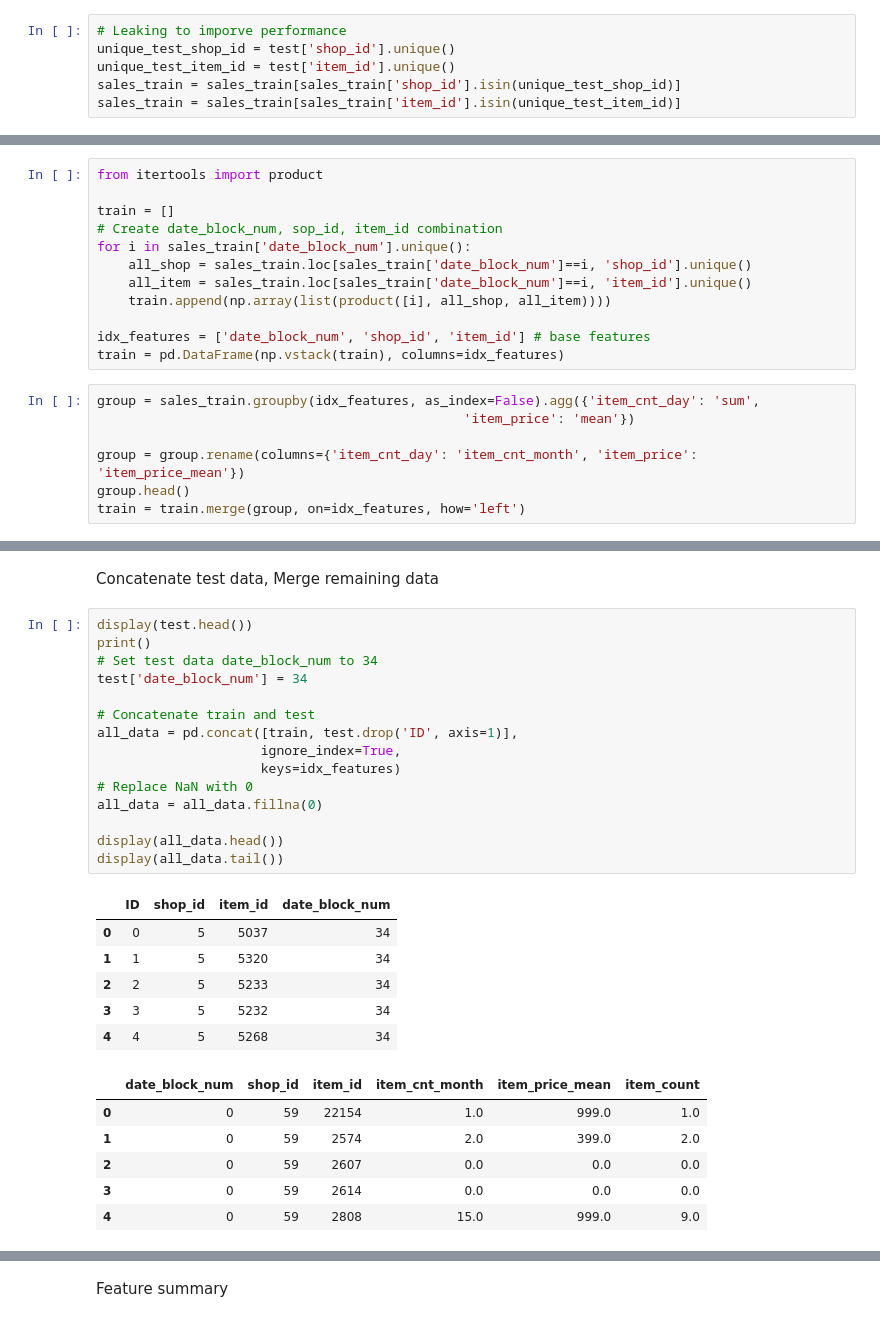
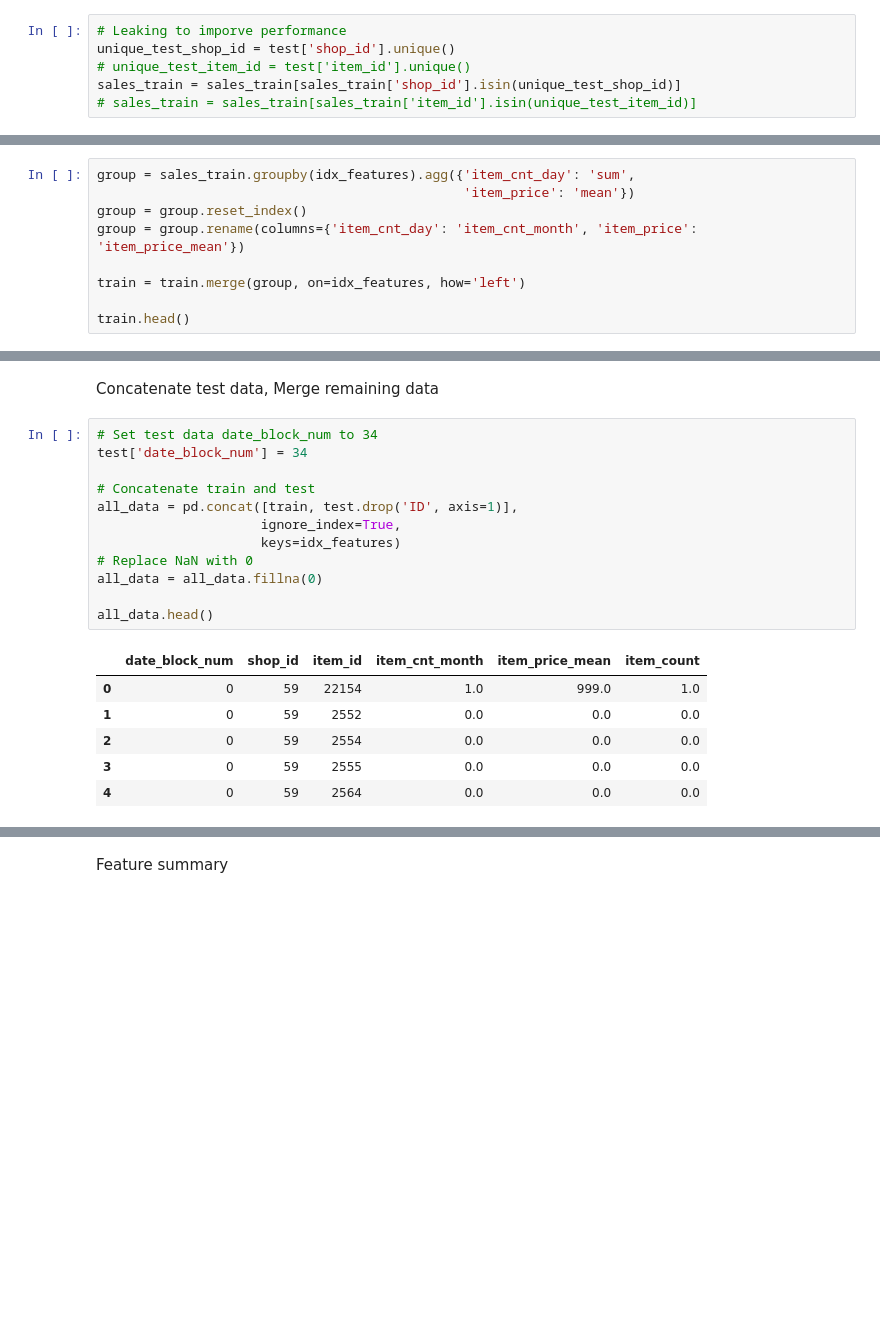
Before and after one commit to ionahu08/StoreSalesForecasting, a Jupyter notebook: Competition/Code/LightGBM.ipynb, the cells around one changed output, grey strips where cells are left out. Drawn from its saved outputs; the diff is of its cells as text; blank space fills up the shorter version.

```diff
--- a/Competition/Code/LightGBM.ipynb
+++ b/Competition/Code/LightGBM.ipynb
@@ -70,9 +84,9 @@ test.loc[test['shop_id'] == 39, 'shop_id'] = 40
 # %%
 # Leaking to imporve performance
 unique_test_shop_id = test['shop_id'].unique()
-unique_test_item_id = test['item_id'].unique()
+# unique_test_item_id = test['item_id'].unique()
 sales_train = sales_train[sales_train['shop_id'].isin(unique_test_shop_id)]
-sales_train = sales_train[sales_train['item_id'].isin(unique_test_item_id)]
+# sales_train = sales_train[sales_train['item_id'].isin(unique_test_item_id)]
 # %% [markdown]
 Shops: create derived features and encode
 # %%
@@ -217,19 +225,9 @@ train.head()
-# %%
-from itertools import product
-
-train = []
-# Create date_block_num, sop_id, item_id combination
-for i in sales_train['date_block_num'].unique():
-    all_shop = sales_train.loc[sales_train['date_block_num']==i, 'shop_id'].unique()
-    all_item = sales_train.loc[sales_train['date_block_num']==i, 'item_id'].unique()
-    train.append(np.array(list(product([i], all_shop, all_item))))
-
-idx_features = ['date_block_num', 'shop_id', 'item_id'] # base features
-train = pd.DataFrame(np.vstack(train), columns=idx_features)
 # %%
-group = sales_train.groupby(idx_features, as_index=False).agg({'item_cnt_day': 'sum',
+group = sales_train.groupby(idx_features).agg({'item_cnt_day': 'sum',
                                                'item_price': 'mean'})
+group = group.reset_index()
+group = group.rename(columns={'item_cnt_day': 'item_cnt_month', 'item_price': 'item_price_mean'})
 
-group = group.rename(columns={'item_cnt_day': 'item_cnt_month', 'item_price': 'item_price_mean'})
-group.head()
 train = train.merge(group, on=idx_features, how='left')
+
+train.head()
@@ -272,30 +269,21 @@ train.head()
 # %% [markdown]
 Concatenate test data, Merge remaining data
 # %%
-display(test.head())
-print()
 # Set test data date_block_num to 34
 test['date_block_num'] = 34
 
 # Concatenate train and test
 all_data = pd.concat([train, test.drop('ID', axis=1)],
                      ignore_index=True,
                      keys=idx_features)
 # Replace NaN with 0
 all_data = all_data.fillna(0)
 
-display(all_data.head())
-display(all_data.tail())
+all_data.head()
 # %% [output]
-|  | ID | shop_id | item_id | date_block_num |
-| 0 | 0 | 5 | 5037 | 34 |
-| 1 | 1 | 5 | 5320 | 34 |
-| 2 | 2 | 5 | 5233 | 34 |
-| 3 | 3 | 5 | 5232 | 34 |
-| 4 | 4 | 5 | 5268 | 34 |
+|  | date_block_num | shop_id | item_id | item_cnt_month | item_price_mean | item_count |
+| 0 | 0 | 59 | 22154 | 1.0 | 999.0 | 1.0 |
+| 1 | 0 | 59 | 2552 | 0.0 | 0.0 | 0.0 |
+| 2 | 0 | 59 | 2554 | 0.0 | 0.0 | 0.0 |
+| 3 | 0 | 59 | 2555 | 0.0 | 0.0 | 0.0 |
+| 4 | 0 | 59 | 2564 | 0.0 | 0.0 | 0.0 |
-|  | date_block_num | shop_id | item_id | item_cnt_month | item_price_mean | item_count |
-| 0 | 0 | 59 | 22154 | 1.0 | 999.0 | 1.0 |
-| 1 | 0 | 59 | 2574 | 2.0 | 399.0 | 2.0 |
-| 2 | 0 | 59 | 2607 | 0.0 | 0.0 | 0.0 |
-| 3 | 0 | 59 | 2614 | 0.0 | 0.0 | 0.0 |
-| 4 | 0 | 59 | 2808 | 15.0 | 999.0 | 9.0 |
```
Also changed, not shown: parts of 48 cells of this notebook.
